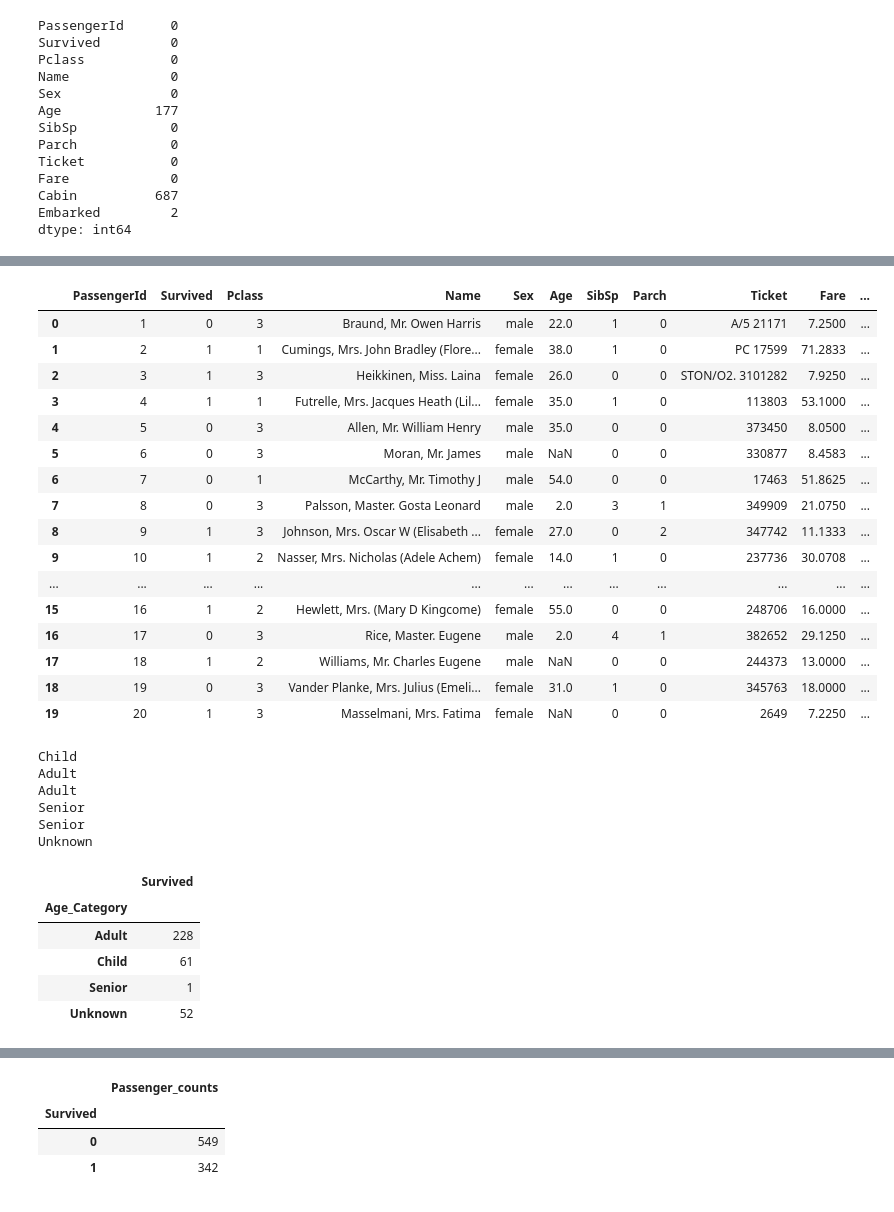
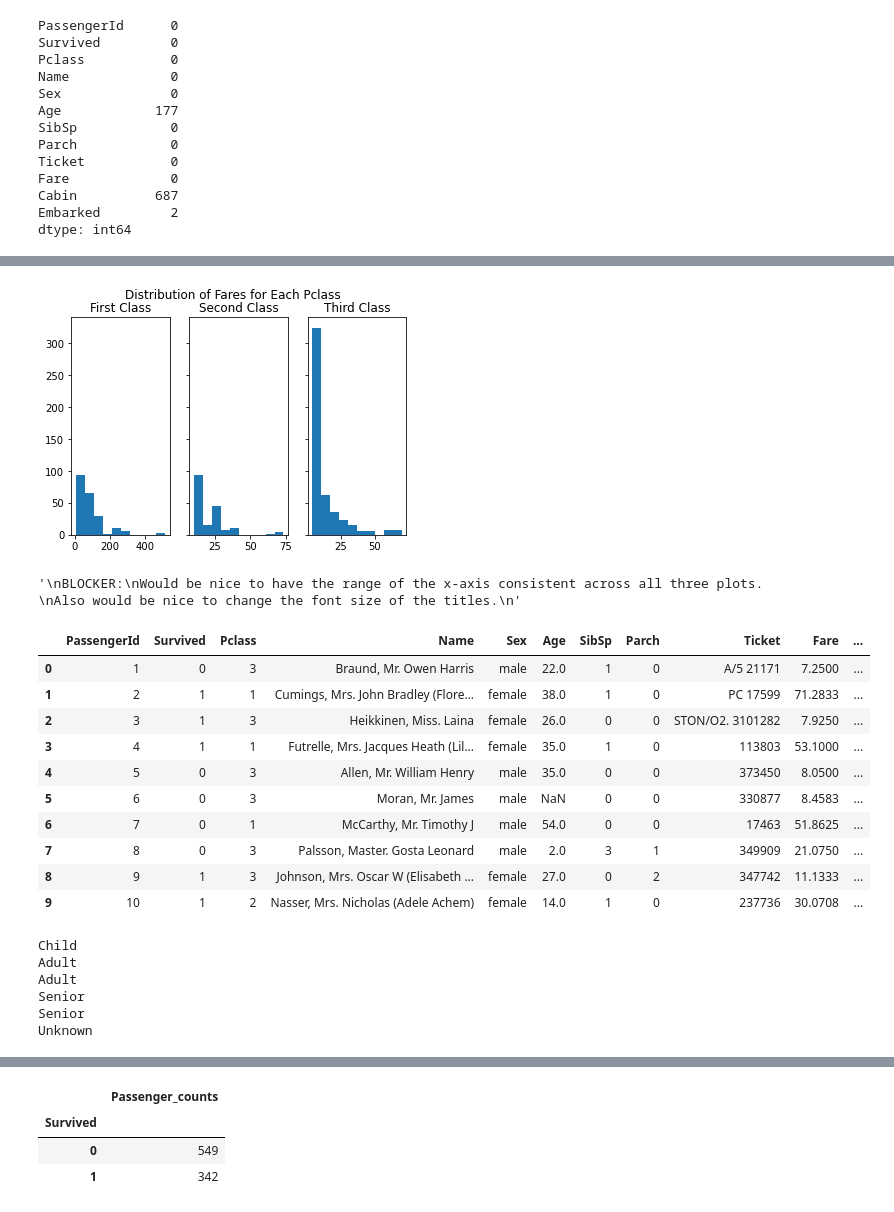
Before and after one commit to kyungoh22/titanic_EDA, a Jupyter notebook: titanic_EDA.ipynb, the cells around one changed output, grey strips where cells are left out. Drawn from its saved outputs; the diff is of its cells as text; code cells hidden in the pictures.

```diff
--- a/titanic_EDA.ipynb
+++ b/titanic_EDA.ipynb
@@ -83,3 +153,42 @@ dtype: int64
+# %%
+# All three histograms side by side
+
+"""
+fig, axs = plt.subplots(2)
+fig.suptitle('Vertically stacked subplots')
+axs[0].plot(x, y)
+axs[1].plot(x, -y)
+
+fig, axs = plt.subplots(1, 2, sharey=True, tight_layout=True)
+
+# We can set the number of bins with the *bins* keyword argument.
+axs[0].hist(dist1, bins=n_bins)
+axs[1].hist(dist2, bins=n_bins)
+"""
+
+fig, axs = plt.subplots(1, 3, sharey = True)
+fig.suptitle ('Distribution of Fares for Each Pclass')
+axs[0].hist(df_fares_not_missing [df_fares_not_missing['Pclass']== 1]['Fare'], bins = 10)
+axs[0].set_title('First Class')
+axs[1].hist(df_fares_not_missing [df_fares_not_missing['Pclass']== 2]['Fare'], bins = 10)
+axs[1].set_title('Second Class')
+axs[2].hist(df_fares_not_missing [df_fares_not_missing['Pclass']== 3]['Fare'],bins = 10)
+axs[2].set_title('Third Class')
+plt.show()
+
+# We see:
+# 1) Way more third-class passengers
+# 2) Price range for second- and third-class tickets roughly similar
+# 3) Price range for first-class tickets way higher.
+
+"""
+BLOCKER:
+Would be nice to have the range of the x-axis consistent across all three plots.
+Also would be nice to change the font size of the titles.
+"""
+# %% [output]
+[figure, added]
+'\nBLOCKER:\nWould be nice to have the range of the x-axis consistent across all three plots. \nAlso would be nice to change the font size of the titles.\n'
 # %%
 # Sort passengers into age categories based on age.
 #        age < 18:   'Child'
@@ -91,40 +200,34 @@ dtype: int64
 Using a lambda function would make the line too long.
 So I define a new function "sort_age".
 Function "sort_age" was written and tested in following cell, then pasted into this one.
 """
 
 def sort_age(age):
     if np.isnan(age):           # If age is missing (i.e. is NaN)
         return 'Unknown'
     elif age <18:
         return 'Child'
     elif age >= 18 and age < 65:
         return 'Adult'
     else:
         return 'Senior'
 
 
 # Create new column "Age_Category"
 df_train['Age_Category'] = df_train['Age'].map(sort_age)    # Plug in "sort_age()" function into map method.
-df_train.head(20)
+df_train.head(10)
 # %% [output]
 |  | PassengerId | Survived | Pclass | Name | Sex | Age | SibSp | Parch | Ticket | Fare | ... |
 | 0 | 1 | 0 | 3 | Braund, Mr. Owen Harris | male | 22.0 | 1 | 0 | A/5 21171 | 7.2500 | ... |
 | 1 | 2 | 1 | 1 | Cumings, Mrs. John Bradley (Flore... | female | 38.0 | 1 | 0 | PC 17599 | 71.2833 | ... |
 | 2 | 3 | 1 | 3 | Heikkinen, Miss. Laina | female | 26.0 | 0 | 0 | STON/O2. 3101282 | 7.9250 | ... |
 | 3 | 4 | 1 | 1 | Futrelle, Mrs. Jacques Heath (Lil... | female | 35.0 | 1 | 0 | 113803 | 53.1000 | ... |
 | 4 | 5 | 0 | 3 | Allen, Mr. William Henry | male | 35.0 | 0 | 0 | 373450 | 8.0500 | ... |
 | 5 | 6 | 0 | 3 | Moran, Mr. James | male | NaN | 0 | 0 | 330877 | 8.4583 | ... |
 | 6 | 7 | 0 | 1 | McCarthy, Mr. Timothy J | male | 54.0 | 0 | 0 | 17463 | 51.8625 | ... |
 | 7 | 8 | 0 | 3 | Palsson, Master. Gosta Leonard | male | 2.0 | 3 | 1 | 349909 | 21.0750 | ... |
 | 8 | 9 | 1 | 3 | Johnson, Mrs. Oscar W (Elisabeth ... | female | 27.0 | 0 | 2 | 347742 | 11.1333 | ... |
 | 9 | 10 | 1 | 2 | Nasser, Mrs. Nicholas (Adele Achem) | female | 14.0 | 1 | 0 | 237736 | 30.0708 | ... |
-| ... | ... | ... | ... | ... | ... | ... | ... | ... | ... | ... | ... |
-| 15 | 16 | 1 | 2 | Hewlett, Mrs. (Mary D Kingcome) | female | 55.0 | 0 | 0 | 248706 | 16.0000 | ... |
-| 16 | 17 | 0 | 3 | Rice, Master. Eugene | male | 2.0 | 4 | 1 | 382652 | 29.1250 | ... |
-| 17 | 18 | 1 | 2 | Williams, Mr. Charles Eugene | male | NaN | 0 | 0 | 244373 | 13.0000 | ... |
-| 18 | 19 | 0 | 3 | Vander Planke, Mrs. Julius (Emeli... | female | 31.0 | 1 | 0 | 345763 | 18.0000 | ... |
-| 19 | 20 | 1 | 3 | Masselmani, Mrs. Fatima | female | NaN | 0 | 0 | 2649 | 7.2250 | ... |
 # %%
 # Create function for sorting ages
 
@@ -152,13 +255,3 @@ Adult
 Senior
 Senior
 Unknown
-# %%
-# Count number of survivors per Age_Category
-df_train.groupby('Age_Category').agg({'Survived':'sum'})
-# %% [output]
-|  | Survived |
-| Age_Category |  |
-| Adult | 228 |
-| Child | 61 |
-| Senior | 1 |
-| Unknown | 52 |
```
Also changed, not shown: parts of 36 cells of this notebook.
